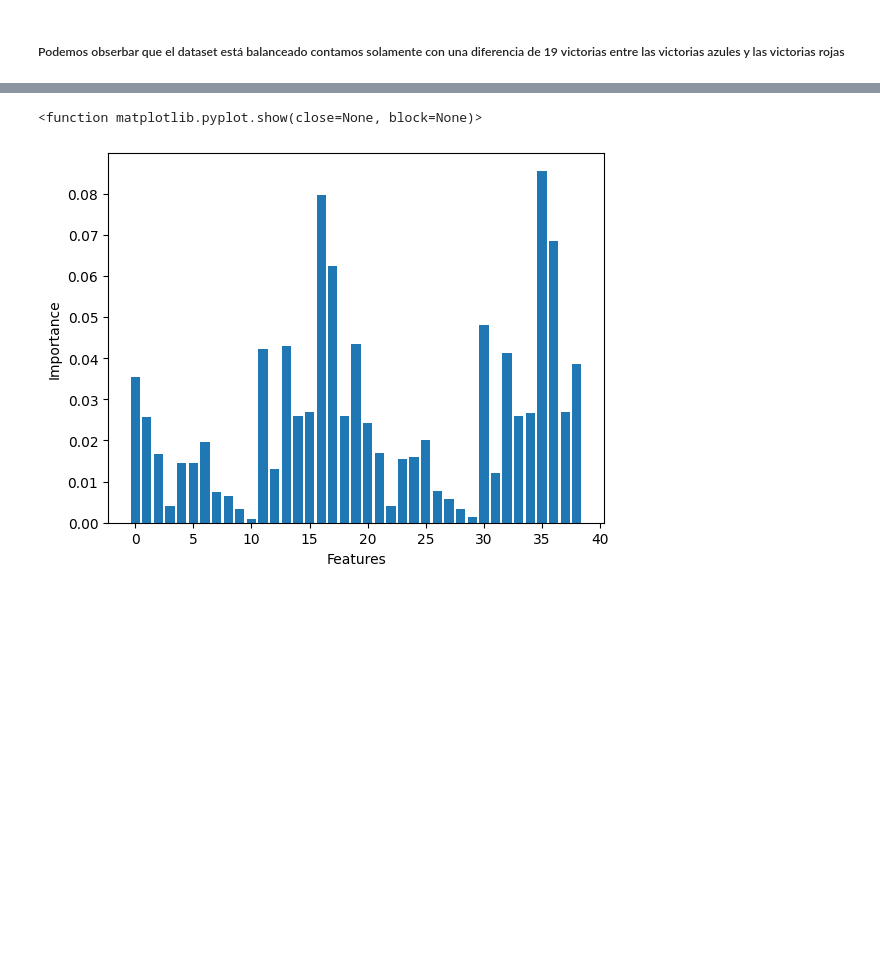
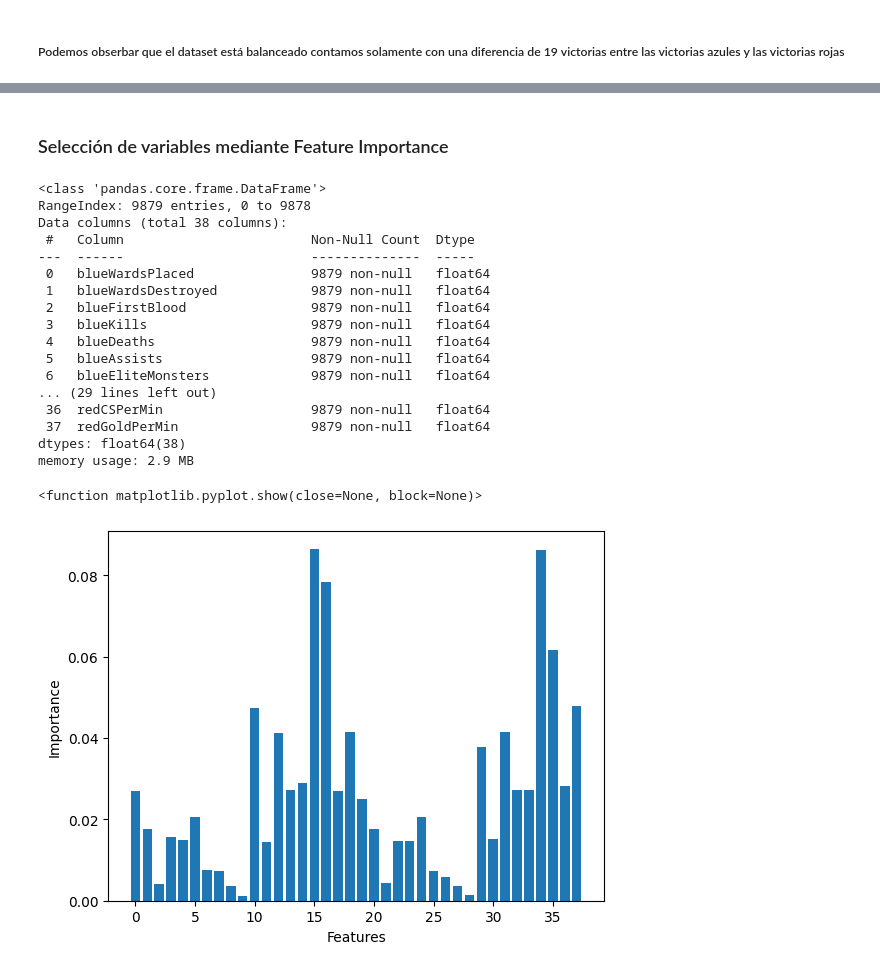
Before and after one commit to Wachuuu15/IA_LABS, a Jupyter notebook: IA/Task3.ipynb, the cells around one changed output, grey strips where cells are left out. Cells and saved outputs as stored; diff of their text form; code cells hidden in the pictures; blank space fills up the shorter version.

```diff
--- a/IA/Task3.ipynb
+++ b/IA/Task3.ipynb
@@ -27,0 +75,12 @@ Name: blueWins, dtype: int64
+# %%
+
+df = data.drop(['gameId', 'blueWins'], axis=1)
+
+feature_labels = data.drop(['gameId', 'blueWins'], axis=1)
+blueWins = data['blueWins']
+
+# Escalamiento de Features
+feature_labels = pd.DataFrame(StandardScaler().fit_transform(feature_labels), columns=feature_labels.columns)
+
+
+feature_labels.describe()
@@ -28,16 +98,32 @@ Name: blueWins, dtype: int64
+# %% [markdown]
+###  Selección de variables mediante Feature Importance
 # %%
-blueWins = data['blueWins']
-df = data.drop('blueWins',axis=1)
-
-model = RandomForestClassifier()
-model.fit(df,blueWins)
+model = RandomForestClassifier(random_state = 1)
+model.fit(feature_labels,blueWins)
 # obtener las importancias
 importances = model.feature_importances_
-
-plt.bar(range(df.shape[1]), importances)
+feature_labels.info()
+plt.bar(range(feature_labels.shape[1]), importances)
 plt.xlabel('Features')
 plt.ylabel('Importance')
 plt.show
 # %% [output]
-<function matplotlib.pyplot.show(close=None, block=None)>
+<class 'pandas.core.frame.DataFrame'>
+RangeIndex: 9879 entries, 0 to 9878
+Data columns (total 38 columns):
+ #   Column                        Non-Null Count  Dtype
+---  ------                        --------------  -----
+ 0   blueWardsPlaced               9879 non-null   float64
+ 1   blueWardsDestroyed            9879 non-null   float64
+ 2   blueFirstBlood                9879 non-null   float64
+ 3   blueKills                     9879 non-null   float64
+ 4   blueDeaths                    9879 non-null   float64
+ 5   blueAssists                   9879 non-null   float64
+ 6   blueEliteMonsters             9879 non-null   float64
+... (29 lines left out)
+ 36  redCSPerMin                   9879 non-null   float64
+ 37  redGoldPerMin                 9879 non-null   float64
+dtypes: float64(38)
+memory usage: 2.9 MB
+<function matplotlib.pyplot.show(close=None, block=None)>
-[figure, old version]
+[figure, new version]
```
Also changed, not shown: parts of 18 cells of this notebook.
